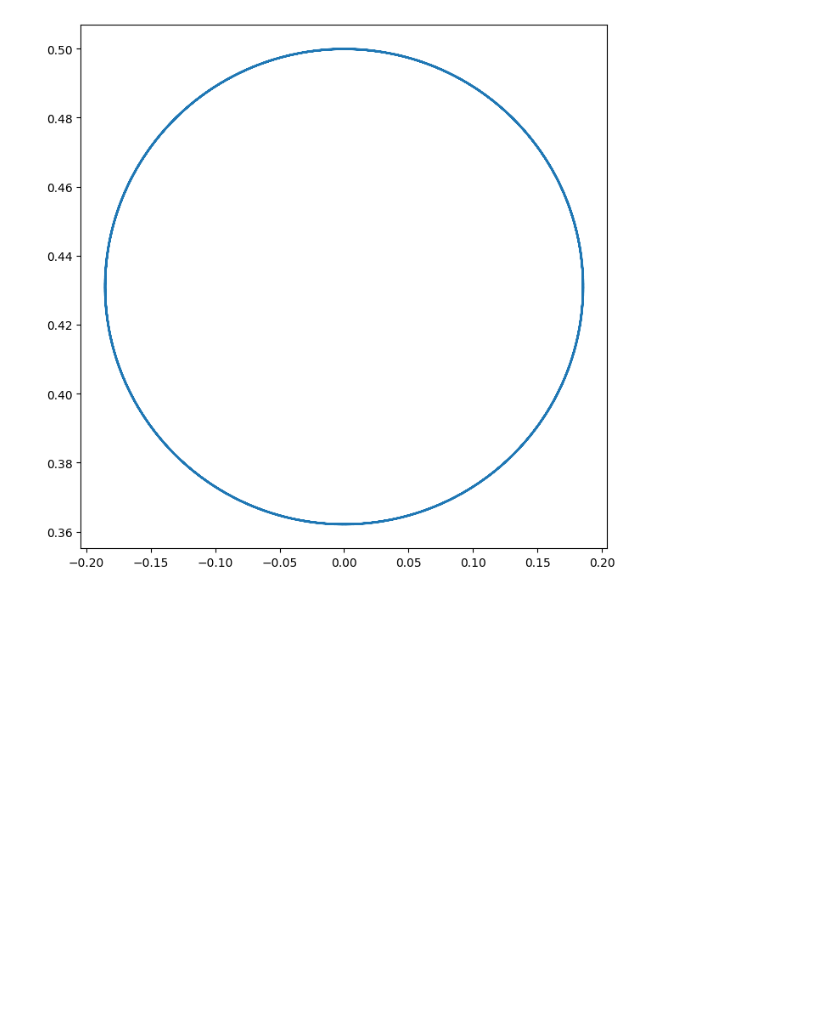
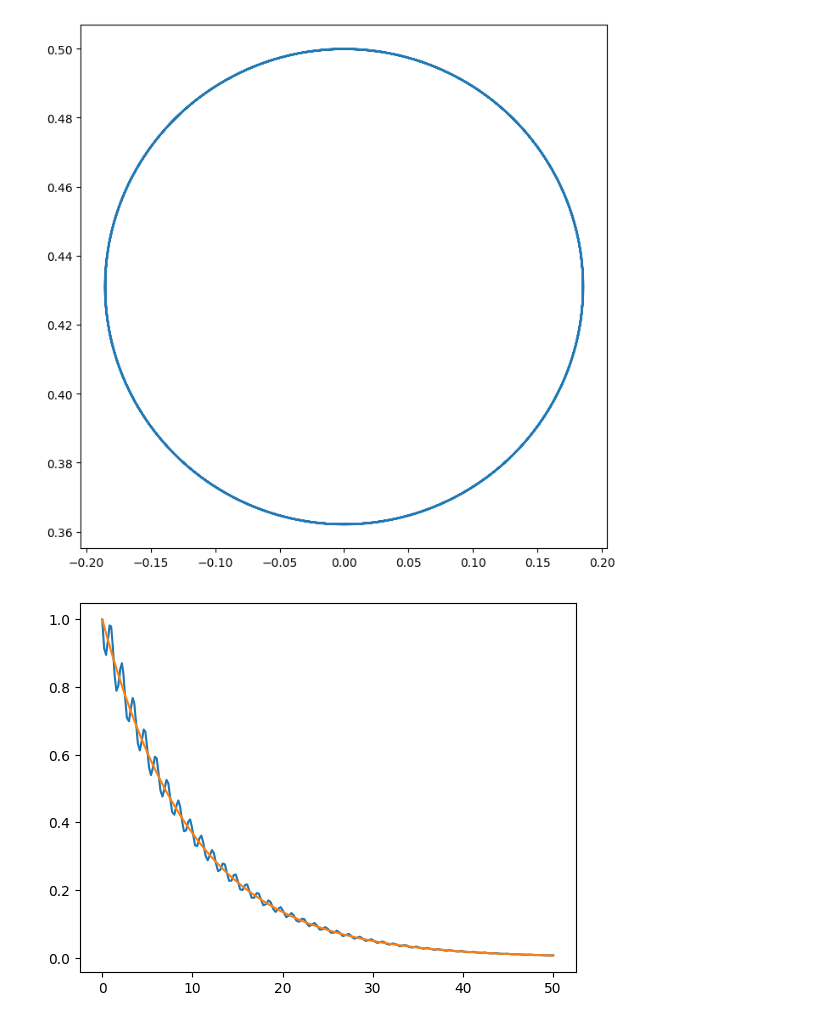
Before and after one commit to ChriGomm/master, a Jupyter notebook: numerics/tester.ipynb, the cells around one changed output. Drawn from its saved outputs; the diff is of its cells as text; code cells hidden in the pictures; blank space fills up the shorter version.

```diff
--- a/numerics/tester.ipynb
+++ b/numerics/tester.ipynb
@@ -72,3 +72,20 @@ ax.plot(y,z)
 plt.show()
 # %% [output]
 [figure]
+# %%
+from scipy.integrate import solve_ivp
+def kernel(t,x,A,B,w):
+    dxdt = (-A-B*np.cos(w*t))*x
+    return dxdt
+a = 0.1
+b = 4*a
+w = 5
+T= 5/a
+sol = solve_ivp(kernel,[0,T],[1],args=(a,b,w),rtol=1e-15)
+x = np.linspace(0,T,100)
+plt.figure()
+plt.plot(sol.t,sol.y[0])
+plt.plot(x,np.exp(-a*x))
+plt.show()
+# %% [output]
+[figure, added]
```
Also changed, not shown: 7 other files.
